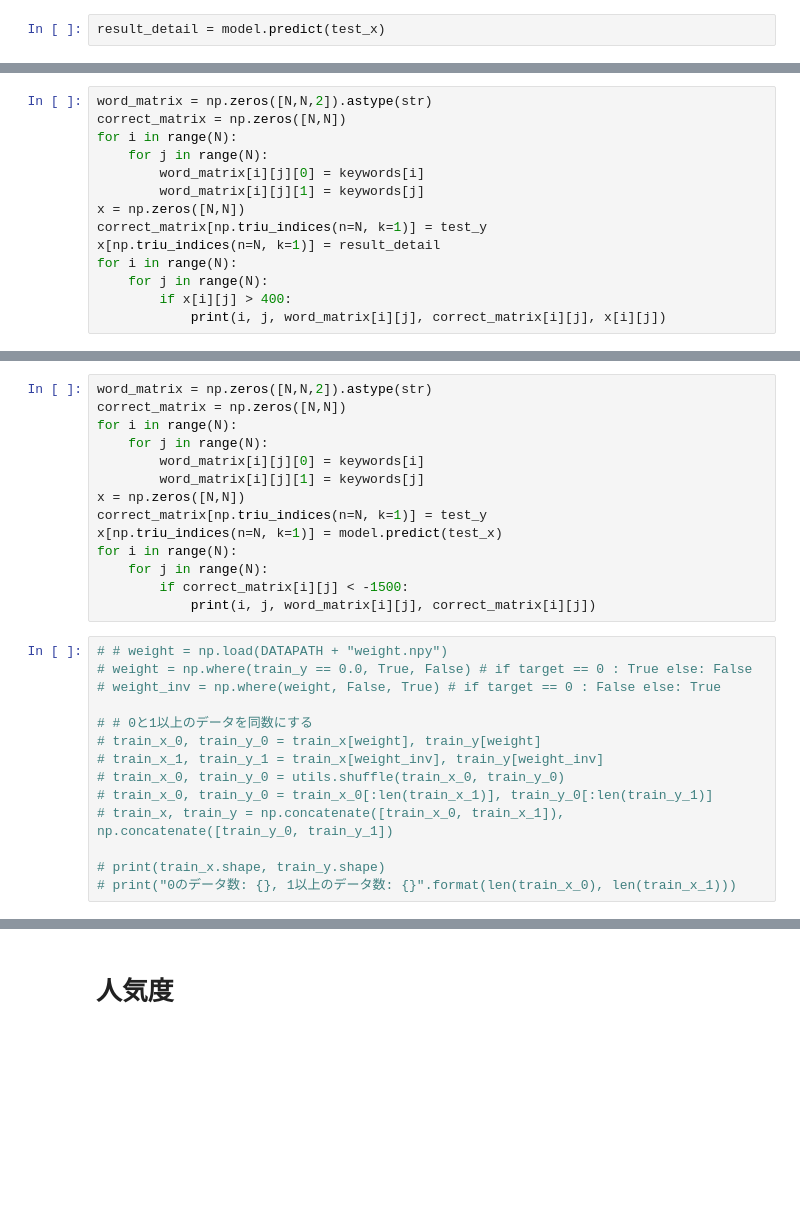
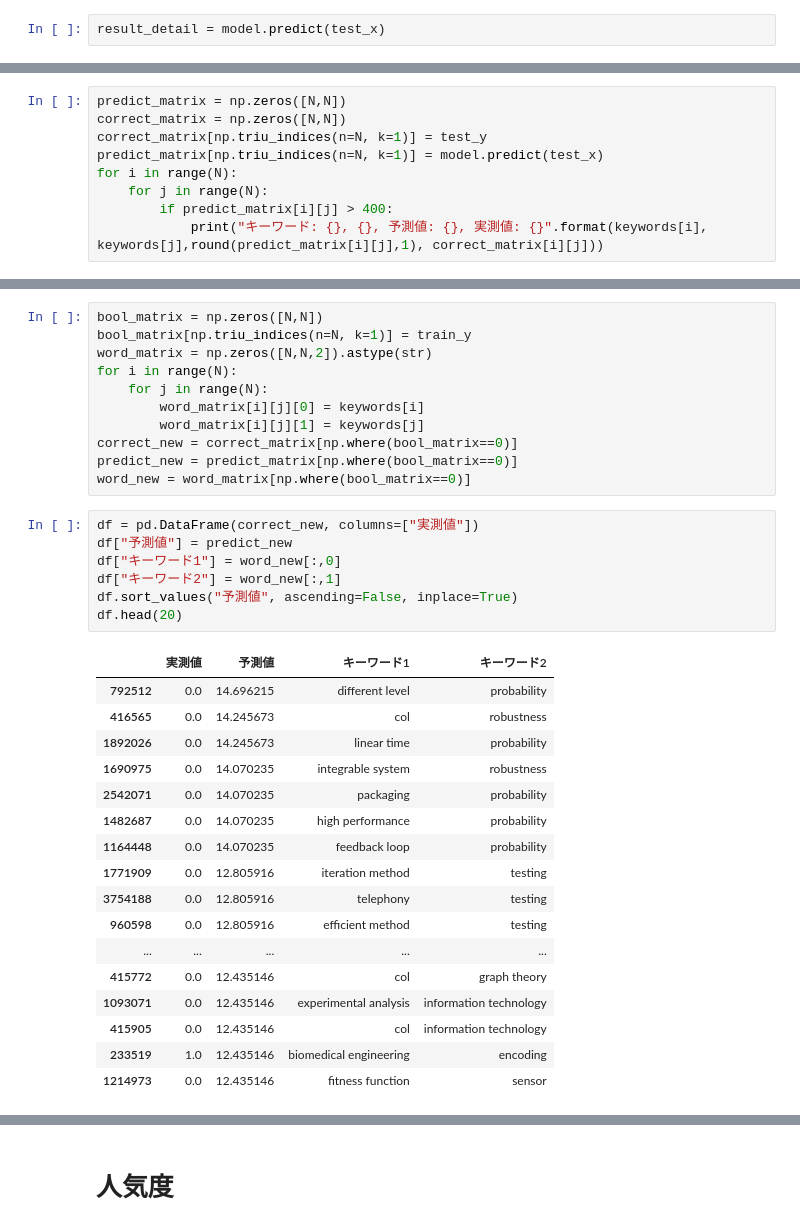
Before and after one commit to Babmuclr/trend_predict, a Jupyter notebook: src/notebooks/aminer/lightgbm.ipynb, the cells around one changed output, grey strips where cells are left out. Drawn from its saved outputs; the diff is of its cells as text; blank space fills up the shorter version.

```diff
--- a/src/notebooks/aminer/lightgbm.ipynb
+++ b/src/notebooks/aminer/lightgbm.ipynb
@@ -135,15 +135,10 @@ fig.show()
 # %%
-word_matrix = np.zeros([N,N,2]).astype(str)
+predict_matrix = np.zeros([N,N])
 correct_matrix = np.zeros([N,N])
+correct_matrix[np.triu_indices(n=N, k=1)] = test_y
+predict_matrix[np.triu_indices(n=N, k=1)] = model.predict(test_x)
 for i in range(N):
     for j in range(N):
-        word_matrix[i][j][0] = keywords[i]
-        word_matrix[i][j][1] = keywords[j]
-x = np.zeros([N,N])
-correct_matrix[np.triu_indices(n=N, k=1)] = test_y
-x[np.triu_indices(n=N, k=1)] = result_detail
-for i in range(N):
-    for j in range(N):
-        if x[i][j] > 400:
-            print(i, j, word_matrix[i][j], correct_matrix[i][j], x[i][j])
+        if predict_matrix[i][j] > 400:
+            print("キーワード: {}, {}, 予測値: {}, 実測値: {}".format(keywords[i], keywords[j],round(predict_matrix[i][j],1), correct_matrix[i][j]))
 # %% [output]
@@ -167,28 +162,36 @@ for i in range(N):
 # %%
+bool_matrix = np.zeros([N,N])
+bool_matrix[np.triu_indices(n=N, k=1)] = train_y
 word_matrix = np.zeros([N,N,2]).astype(str)
-correct_matrix = np.zeros([N,N])
 for i in range(N):
     for j in range(N):
         word_matrix[i][j][0] = keywords[i]
         word_matrix[i][j][1] = keywords[j]
-x = np.zeros([N,N])
-correct_matrix[np.triu_indices(n=N, k=1)] = test_y
-x[np.triu_indices(n=N, k=1)] = model.predict(test_x)
-for i in range(N):
-    for j in range(N):
-        if correct_matrix[i][j] < -1500:
-            print(i, j, word_matrix[i][j], correct_matrix[i][j])
+correct_new = correct_matrix[np.where(bool_matrix==0)]
+predict_new = predict_matrix[np.where(bool_matrix==0)]
+word_new = word_matrix[np.where(bool_matrix==0)]
-# %%
-# # weight = np.load(DATAPATH + "weight.npy")
-# weight = np.where(train_y == 0.0, True, False) # if target == 0 : True else: False
-# weight_inv = np.where(weight, False, True) # if target == 0 : False else: True
-
-# # 0と1以上のデータを同数にする
-# train_x_0, train_y_0 = train_x[weight], train_y[weight]
-# train_x_1, train_y_1 = train_x[weight_inv], train_y[weight_inv]
-# train_x_0, train_y_0 = utils.shuffle(train_x_0, train_y_0)
-# train_x_0, train_y_0 = train_x_0[:len(train_x_1)], train_y_0[:len(train_y_1)]
-# train_x, train_y = np.concatenate([train_x_0, train_x_1]), np.concatenate([train_y_0, train_y_1])
-
-# print(train_x.shape, train_y.shape)
-# print("0のデータ数: {}, 1以上のデータ数: {}".format(len(train_x_0), len(train_x_1)))
+# %%
+df = pd.DataFrame(correct_new, columns=["実測値"])
+df["予測値"] = predict_new
+df["キーワード1"] = word_new[:,0]
+df["キーワード2"] = word_new[:,1]
+df.sort_values("予測値", ascending=False, inplace=True)
+df.head(20)
+# %% [output]
+|  | 実測値 | 予測値 | キーワード1 | キーワード2 |
+| 792512 | 0.0 | 14.696215 | different level | probability |
+| 416565 | 0.0 | 14.245673 | col | robustness |
+| 1892026 | 0.0 | 14.245673 | linear time | probability |
+| 1690975 | 0.0 | 14.070235 | integrable system | robustness |
+| 2542071 | 0.0 | 14.070235 | packaging | probability |
+| 1482687 | 0.0 | 14.070235 | high performance | probability |
+| 1164448 | 0.0 | 14.070235 | feedback loop | probability |
+| 1771909 | 0.0 | 12.805916 | iteration method | testing |
+| 3754188 | 0.0 | 12.805916 | telephony | testing |
+| 960598 | 0.0 | 12.805916 | efficient method | testing |
+| ... | ... | ... | ... | ... |
+| 415772 | 0.0 | 12.435146 | col | graph theory |
+| 1093071 | 0.0 | 12.435146 | experimental analysis | information technology |
+| 415905 | 0.0 | 12.435146 | col | information technology |
+| 233519 | 1.0 | 12.435146 | biomedical engineering | encoding |
+| 1214973 | 0.0 | 12.435146 | fitness function | sensor |
```
Also changed, not shown: parts of 28 cells of this notebook, 15 other files.
